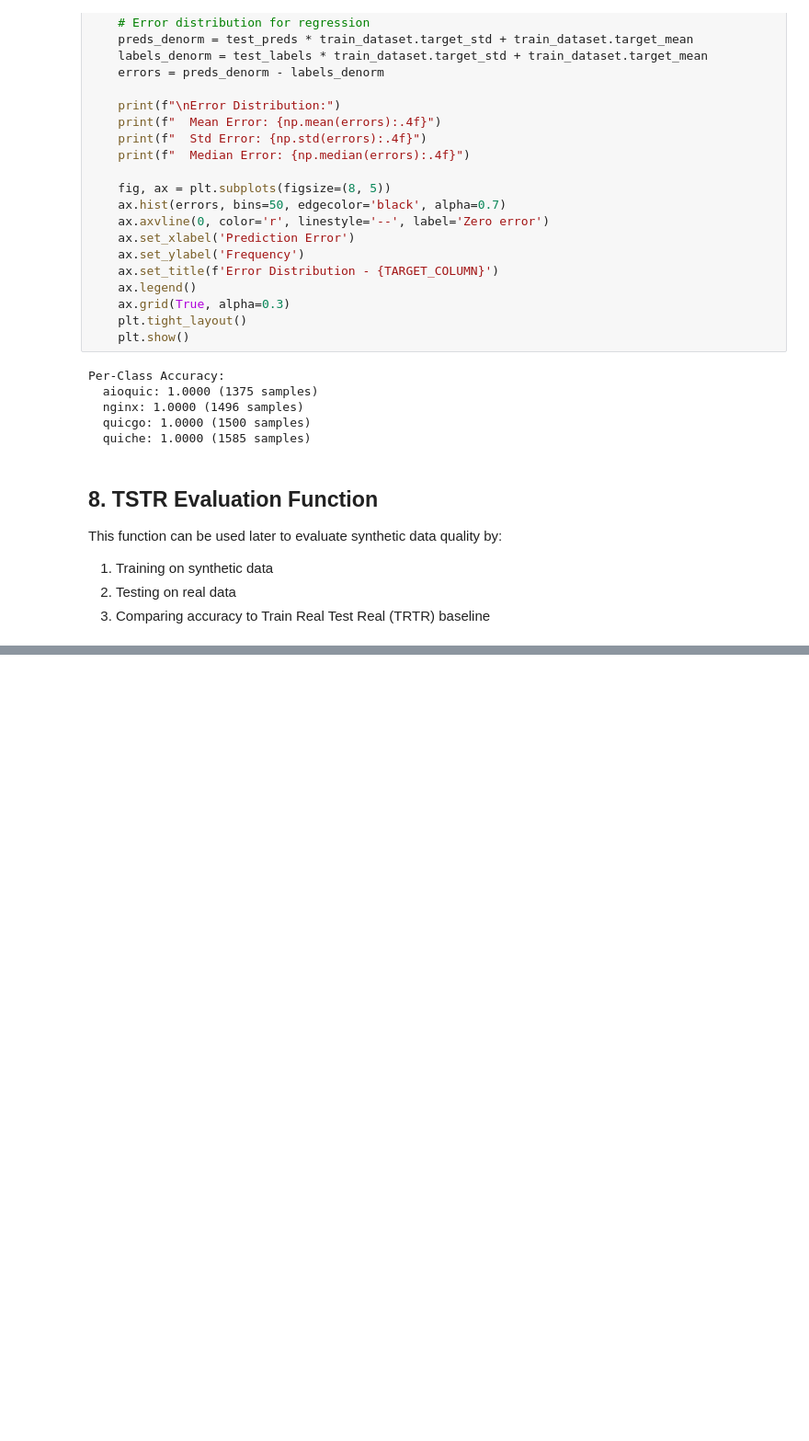
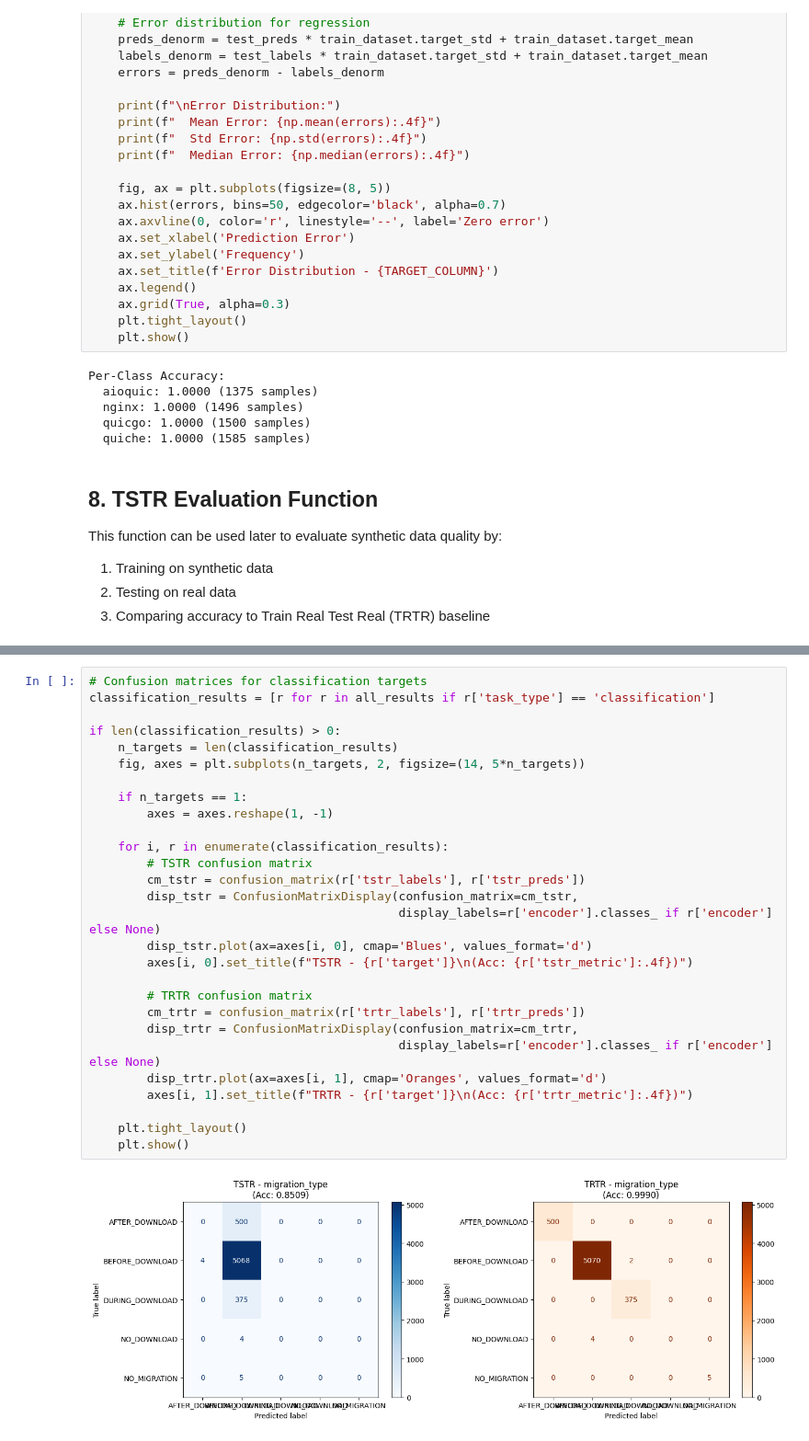
Before and after one commit to imets01/synthetic_network_data_gen, a Jupyter notebook: synth_tool/notebooks/ML_utility_low_level.ipynb, the cells around one changed output, grey strips where cells are left out. Shown at 92% size. Saved outputs shown, nothing was run; the diff lists cells and outputs as text; blank space fills up the shorter version.

```diff
--- a/synth_tool/notebooks/ML_utility_low_level.ipynb
+++ b/synth_tool/notebooks/ML_utility_low_level.ipynb
@@ -847,0 +1125,30 @@ all_labels = [id_to_implementation[cid] for cid in all_capture_ids]
+# %%
+# Confusion matrices for classification targets
+classification_results = [r for r in all_results if r['task_type'] == 'classification']
+
+if len(classification_results) > 0:
+    n_targets = len(classification_results)
+    fig, axes = plt.subplots(n_targets, 2, figsize=(14, 5*n_targets))
+
+    if n_targets == 1:
+        axes = axes.reshape(1, -1)
+
+    for i, r in enumerate(classification_results):
+        # TSTR confusion matrix
+        cm_tstr = confusion_matrix(r['tstr_labels'], r['tstr_preds'])
+        disp_tstr = ConfusionMatrixDisplay(confusion_matrix=cm_tstr,
+                                           display_labels=r['encoder'].classes_ if r['encoder'] else None)
+        disp_tstr.plot(ax=axes[i, 0], cmap='Blues', values_format='d')
+        axes[i, 0].set_title(f"TSTR - {r['target']}\n(Acc: {r['tstr_metric']:.4f})")
+
+        # TRTR confusion matrix
+        cm_trtr = confusion_matrix(r['trtr_labels'], r['trtr_preds'])
+        disp_trtr = ConfusionMatrixDisplay(confusion_matrix=cm_trtr,
+                                           display_labels=r['encoder'].classes_ if r['encoder'] else None)
+        disp_trtr.plot(ax=axes[i, 1], cmap='Oranges', values_format='d')
+        axes[i, 1].set_title(f"TRTR - {r['target']}\n(Acc: {r['trtr_metric']:.4f})")
+
+    plt.tight_layout()
+    plt.show()
+# %% [output]
+[figure, added]
```
Also changed, not shown: parts of 24 cells of this notebook, 5 other files.
